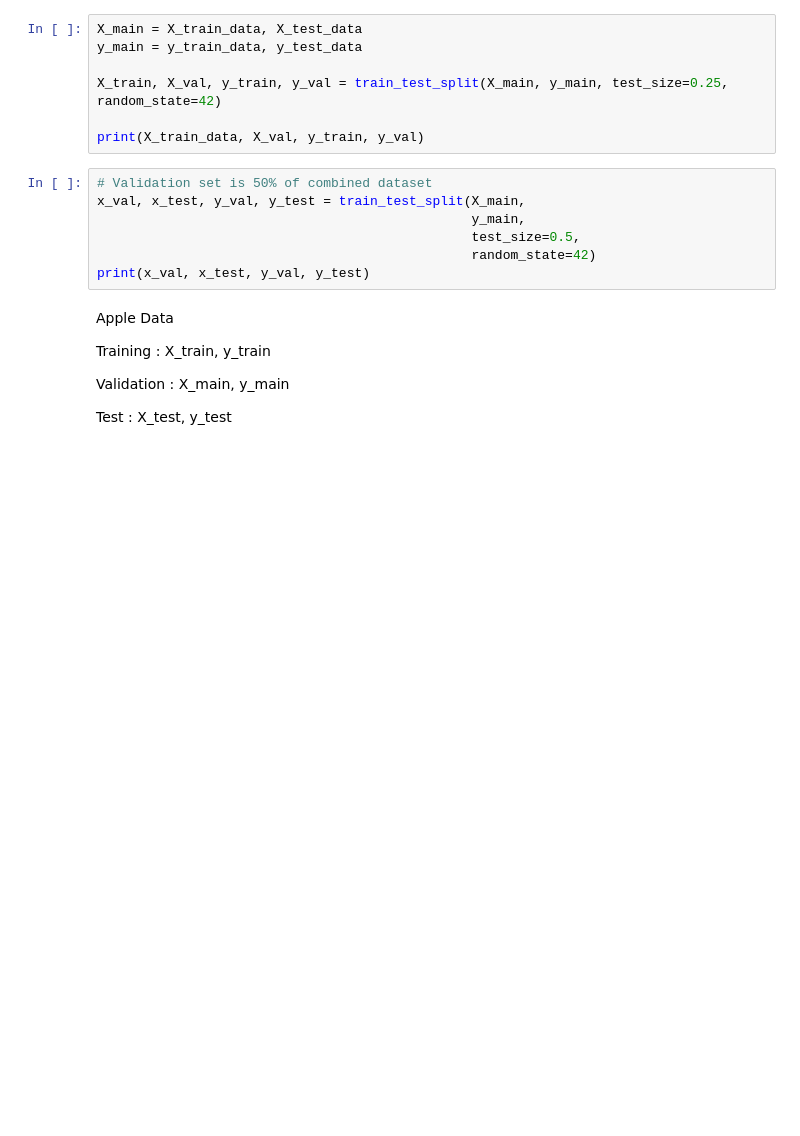
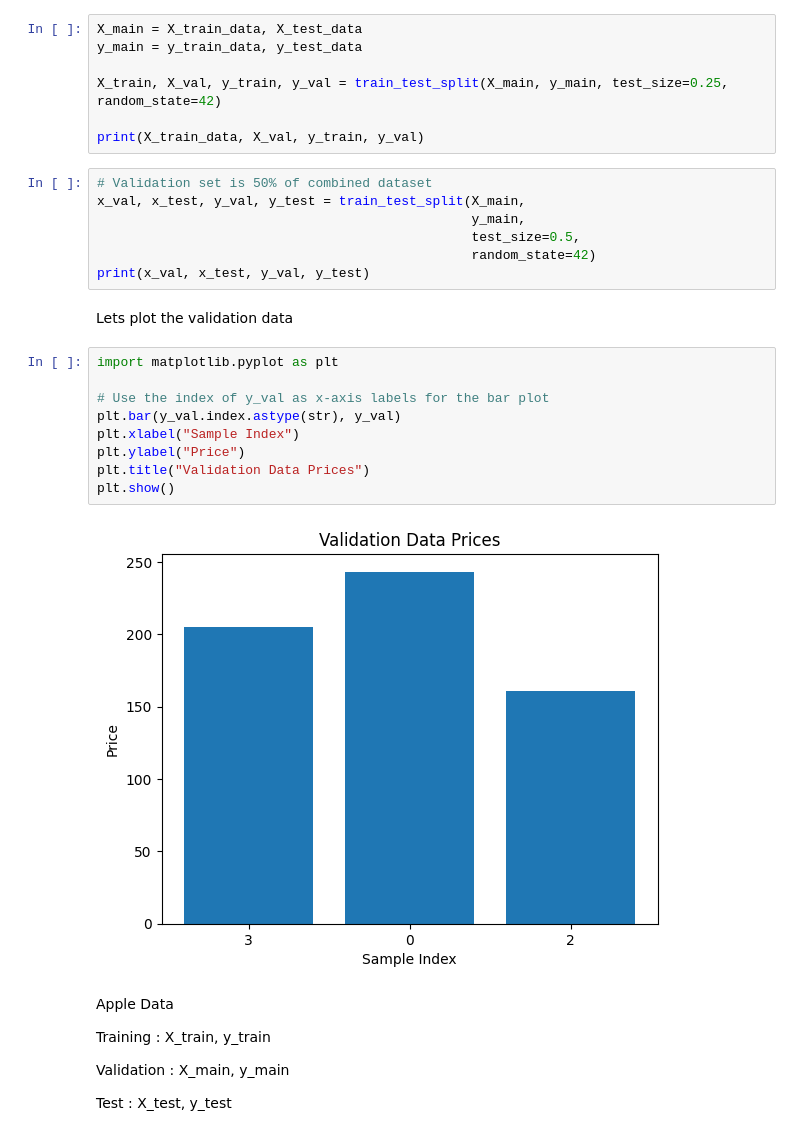
Before and after one commit to csce585-mlsystems/CSCE585ProjectROI, a Jupyter notebook: Model_Training_Apple_Data.ipynb, the cells around one changed output. Saved outputs shown, nothing was run; the diff lists cells and outputs as text; blank space fills up the shorter version.

```diff
--- a/Model_Training_Apple_Data.ipynb
+++ b/Model_Training_Apple_Data.ipynb
@@ -194,6 +209,19 @@ x_val, x_test, y_val, y_test = train_test_split(X_main,
                                                 test_size=0.5,
                                                 random_state=42)
 print(x_val, x_test, y_val, y_test)
+# %% [markdown]
+Lets plot the validation data
+# %%
+import matplotlib.pyplot as plt
+
+# Use the index of y_val as x-axis labels for the bar plot
+plt.bar(y_val.index.astype(str), y_val)
+plt.xlabel("Sample Index")
+plt.ylabel("Price")
+plt.title("Validation Data Prices")
+plt.show()
+# %% [output]
+[figure, added]
 # %% [markdown]
 Apple Data
 
```
Also changed, not shown: parts of 9 cells of this notebook.
